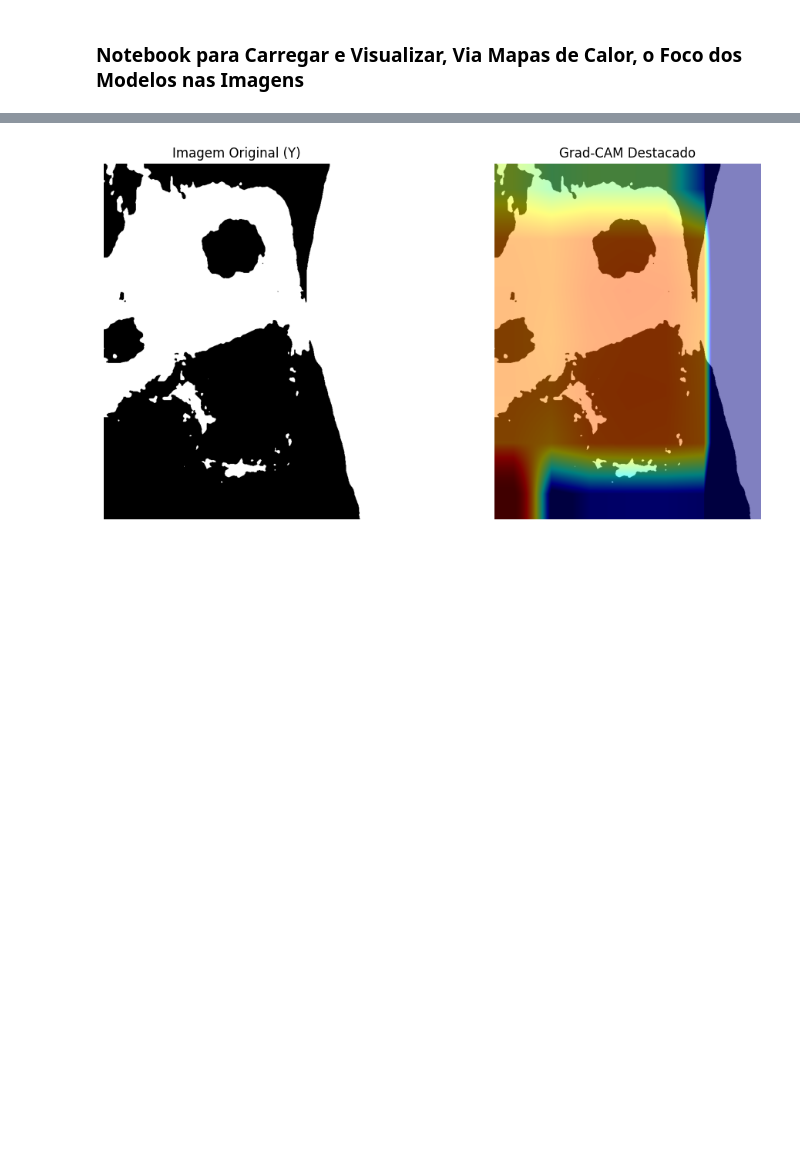
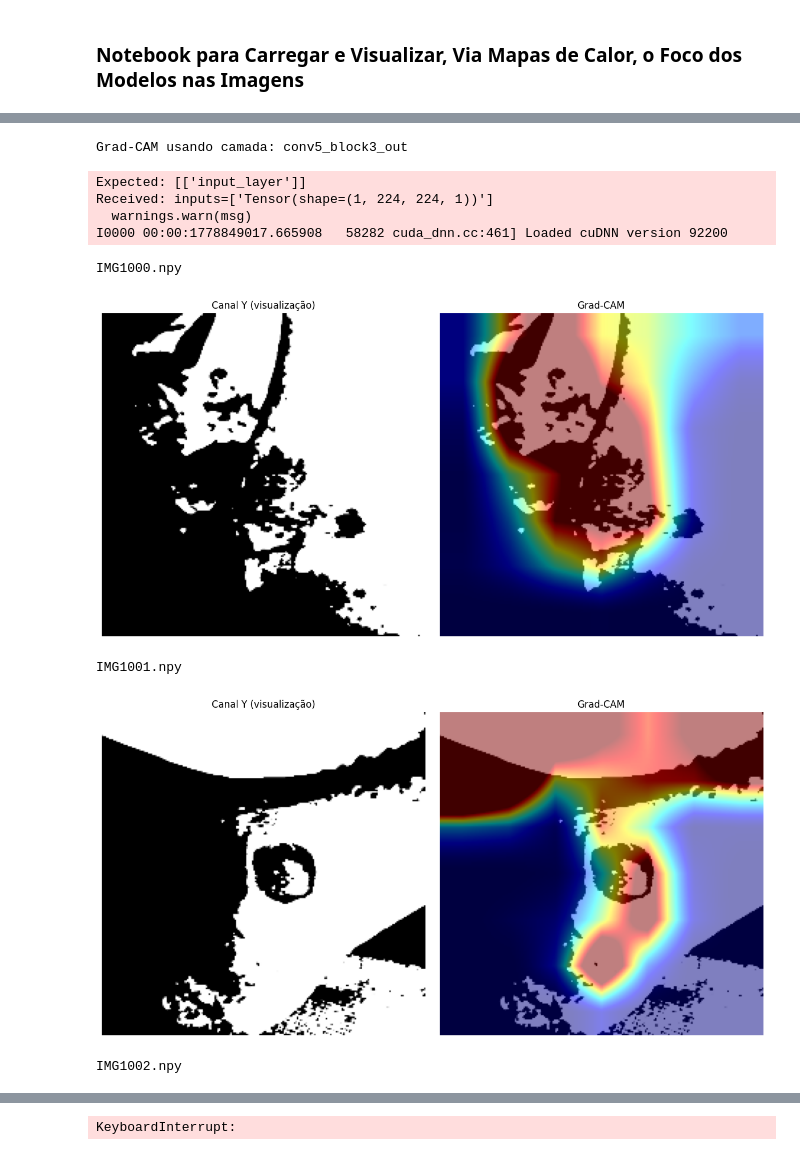
Before and after one commit to Alyssandro1771415/leprosy_classification_models-TCC, a Jupyter notebook: notebooks/visualization_of_models_focus/visualization_models_focus (from zero).ipynb, the cells around one changed output, grey strips where cells are left out. Saved outputs shown, nothing was run; the diff lists cells and outputs as text; code cells hidden in the pictures; blank space fills up the shorter version.

Commit message:
feat: melhorias de treinamento, visualização da visão do modelo e pipelines de pré-processamento

```diff
--- a/notebooks/visualization_of_models_focus/visualization_models_focus (from zero).ipynb
+++ b/notebooks/visualization_of_models_focus/visualization_models_focus (from zero).ipynb
@@ -27,5 +47,10 @@ from utils.models_to_pkl import load_model
 # %%
-project_root = os.path.dirname(os.path.dirname(os.getcwd()))
-sys.path.append(project_root)
-
-dir_imgs_path = "/data/CO2Wounds-V2/processed/train_images_binary/train/leprosy/"
+SAMPLE_NPY_DIR = os.path.join(
+    project_root,
+    "data",
+    "CO2Wounds-V2",
+    "processed",
+    "train_images_binary",
+    "train",
+    "leprosy",
+)
@@ -133,8 +105,23 @@ def display_gradcam(img_path, heatmap, alpha=0.5, gamma=2.0, percentile=80):
 # %%
-for img in os.listdir(project_root+dir_imgs_path):
-    img_path = project_root + dir_imgs_path + img
+LAST_CONV = find_last_spatial_layer_name(model)
+print("Grad-CAM usando camada:", LAST_CONV)
 
+for img in sorted(os.listdir(SAMPLE_NPY_DIR)):
+    if not img.endswith(".npy"):
+        continue
+    img_path = os.path.join(SAMPLE_NPY_DIR, img)
     img_array = get_img_array(img_path)
-    heatmap = make_gradcam_heatmap(img_array, model, last_conv_layer_name="conv5_block3_out")
+    heatmap = make_gradcam_heatmap(img_array, model, last_conv_layer_name=LAST_CONV)
     print(img)
     display_gradcam(img_path, heatmap)
+# %% [output]
+Grad-CAM usando camada: conv5_block3_out
+Expected: [['input_layer']]
+Received: inputs=['Tensor(shape=(1, 224, 224, 1))']
+  warnings.warn(msg)
+I0000 00:00:1778849017.665908   58282 cuda_dnn.cc:461] Loaded cuDNN version 92200
+IMG1000.npy
+[figure, added]
+IMG1001.npy
+[figure, added]
+IMG1002.npy
@@ -141,8 +129,9 @@ for img in os.listdir(project_root+dir_imgs_path):
+KeyboardInterrupt:
 # %%
-img_path = project_root + dir_imgs_path + "IMG558.npy"
-
-img_array = get_img_array(img_path)
-heatmap = make_gradcam_heatmap(img_array, model, last_conv_layer_name="conv5_block3_out")
-display_gradcam(img_path, heatmap)
+img_path = os.path.join(SAMPLE_NPY_DIR, "IMG558.npy")
+if os.path.isfile(img_path):
+    img_array = get_img_array(img_path)
+    heatmap = make_gradcam_heatmap(img_array, model, last_conv_layer_name=LAST_CONV)
+    display_gradcam(img_path, heatmap)
+else:
+    print("Arquivo de exemplo não encontrado:", img_path)
-# %% [output]
-[figure, removed]
```
Also changed, not shown: parts of 6 cells of this notebook, 19 other files.
